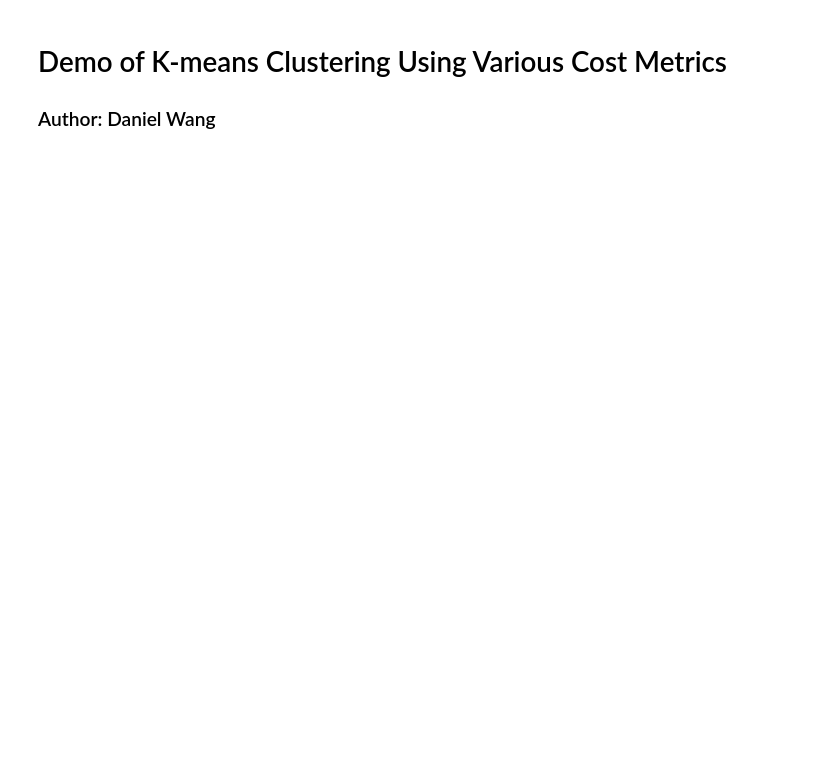
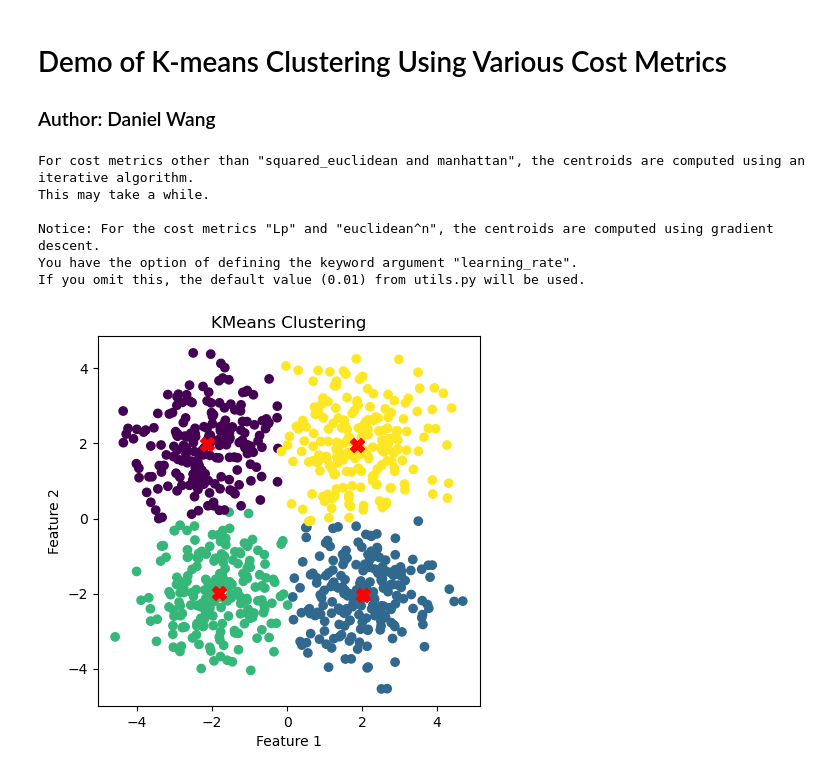
Before and after one commit to KataTech/OTFactorDiscovery, a Jupyter notebook: daniel/Clustering/demo.ipynb, the cells around one changed output. Cells and saved outputs as stored; diff of their text form; code cells hidden in the pictures; blank space fills up the shorter version.

```diff
--- a/daniel/Clustering/demo.ipynb
+++ b/daniel/Clustering/demo.ipynb
@@ -1,4 +1,44 @@
 # %% [markdown]
 # Demo of K-means Clustering Using Various Cost Metrics
 ### Author: Daniel Wang
+# %%
+import numpy as np
+import sklearn.preprocessing as skpp
+import sklearn.datasets as skds
+import matplotlib.pyplot as plt
+from kmeans import KMeans
+
+# Generate a synthetic dataset
+np.random.seed(0)
+n_samples = 200
+n_features = 2
+n_clusters = 4
+
+# Generate concentric circles, moons, scaled blobs, strips, blobs, and uniform data from scikit-learn
+
+
+
+scaler = skpp.StandardScaler()
+X_scaled = scaler.fit_transform(X)
+# %%
+# Initialize and fit KMeans
+kmeans = KMeans(n_clusters=n_clusters, max_iter=900)
+kmeans.fit(X_scaled, cost_metric='L1', tolerance=1e-7, max_steps=200, learning_rate=0.01, random_state=0)
+
+# Plot the data points and centroids
+plt.scatter(X[:, 0], X[:, 1], c=kmeans.labels, cmap='viridis')
+plt.scatter(scaler.inverse_transform(kmeans.centroids)[:, 0], scaler.inverse_transform(kmeans.centroids)[:, 1], marker='X', c='red', s=100, zorder=9)
+plt.title("KMeans Clustering")
+plt.xlabel("Feature 1")
+plt.ylabel("Feature 2")
+plt.gca().set_aspect('equal')
+plt.show()
+# %% [output]
+For cost metrics other than "squared_euclidean and manhattan", the centroids are computed using an iterative algorithm.
+This may take a while.
+
+Notice: For the cost metrics "Lp" and "euclidean^n", the centroids are computed using gradient descent.
+You have the option of defining the keyword argument "learning_rate".
+If you omit this, the default value (0.01) from utils.py will be used.
+[figure, added]
 # %%
```
Also changed, not shown: parts of 1 cell of this notebook, 2 other files.
